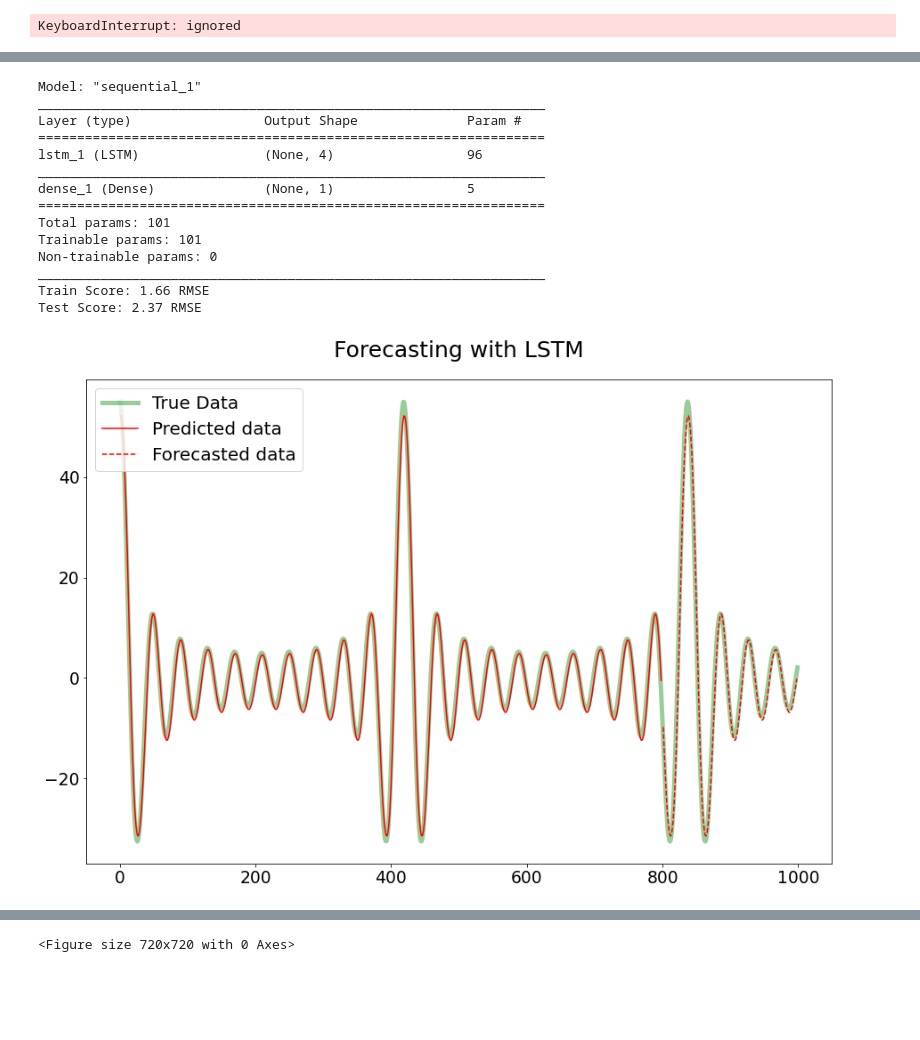
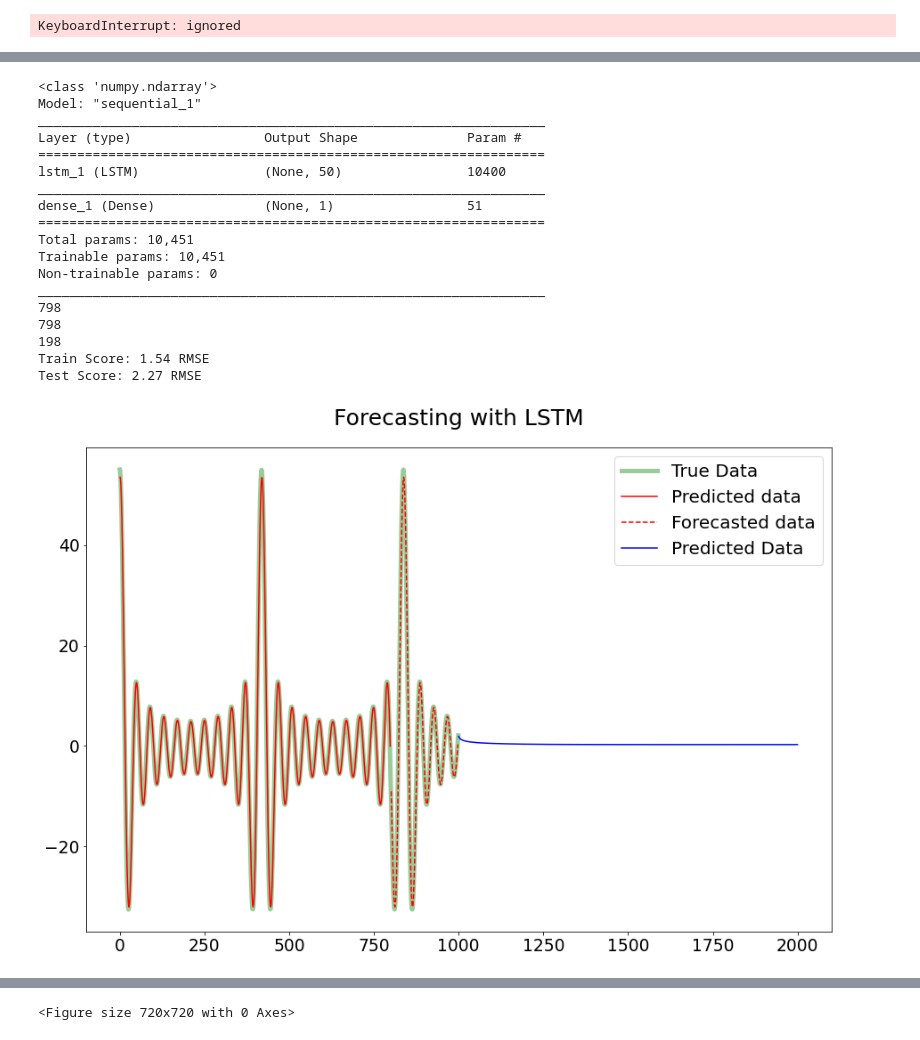
Before and after one commit to RitvikPrabhu/Machine-Learning, a Jupyter notebook: Neural_Networks_function_prediction_.ipynb, the cells around one changed output, grey strips where cells are left out. Drawn from its saved outputs; the diff is of its cells as text; code cells hidden in the pictures; blank space fills up the shorter version.

```diff
--- a/Neural_Networks_function_prediction_.ipynb
+++ b/Neural_Networks_function_prediction_.ipynb
@@ -630,7 +630,7 @@ look_back = 1
 trainX, trainY = create_dataset(train, look_back)
 testX, testY = create_dataset(test, look_back)
 
-
+print(type(trainX))
 # reshape input to be [samples, time steps, features]
 trainX = np.reshape(trainX, (trainX.shape[0], 1, trainX.shape[1]))
 testX = np.reshape(testX, (testX.shape[0], 1, testX.shape[1]))
@@ -639,16 +639,21 @@ testX = np.reshape(testX, (testX.shape[0], 1, testX.shape[1]))
 # create and fit the LSTM network
 keras.backend.clear_session()
 model = Sequential()
-model.add(LSTM(4, input_shape=(1, look_back)))
+model.add(LSTM(50, input_shape=(1, look_back)))
+#model.add(LSTM(50, input_shape=(1, look_back), return_sequences=True))
+#model.add(LSTM(50, activation='relu', input_shape=(1, look_back)))
 model.add(Dense(1))
 model.compile(loss='mean_squared_error', optimizer='adam')
+es = EarlyStopping(monitor='rmse', mode = 'min', verbose=1, patience = 20, restore_best_weights=True  )
 model.summary()
-model.fit(trainX, trainY, epochs=20, batch_size=1, verbose=0)
+model.fit(trainX, trainY, epochs=1000, batch_size=32, verbose=0, callbacks=[es])
 
 # make predictions
 trainPredict = model.predict(trainX)
+print(len(trainX))
+print(len(trainPredict))
 testPredict = model.predict(testX)
-
+print(len(testPredict))
 # invert predictions
 trainPredict = scaler.inverse_transform(trainPredict)
 trainY = scaler.inverse_transform([trainY])
@@ -676,54 +681,47 @@ testPredictPlot[len(trainPredict)+(look_back*2)+1:len(dataset)-1, :] = testPredi
 plt.plot(scaler.inverse_transform(dataset), 'g', linewidth=5, alpha=0.4, label='True Data')
 plt.plot(trainPredictPlot, color = 'red', label = 'Predicted data')
 plt.plot(testPredictPlot, '--' , color = 'red', label = 'Forecasted data')
 plt.legend()
 plt.title('Forecasting with LSTM')
 
-plt.show()
 #######################################################################################################################
 
 #Prediction
 
-def pred(N):
-  data = N + difference
-  Y = 10*(np.cos(10*data)) + 9*(np.cos(9*data)) + 8*(np.cos(8*data)) + \
-        7*(np.cos(7*data)) + 6*(np.cos(6*data)) + 5*(np.cos(5*data)) + 4*(np.cos(4*data)) +\
-        3*(np.cos(3*data)) + 2*(np.cos(2*data)) + np.cos(data)
-  global data_point
-  data_point = data
-  return float(Y)
-num_pred = 100
-datalist = Y[-3:].copy()
-#datalist = np.array(datalist)
+num_pred = 1000
+datalist = Y[-1].copy()
 difference = X[3]-X[2]
-data_point = X[-1]
 x_label = []
-for i in range(int(num_pred)):
+for i in range(int(num_pred)+1):
   dataset = datalist.reshape(datalist.size, 1)
-  #result = pred(data_point)
-  result = model.predict(dataset[-3:].reshape(dataset[-3:].size,1,1))
+  result = model.predict(dataset[-1].reshape(dataset[-1].size,1,1))
   datalist = np.append(datalist, result)
   x_label.append(i)
 res = [x + N for x in x_label]
-plt.plot(datalist, label = 'Predicted Data', c = 'b')
+
+plt.plot(res,datalist[1:], label = 'Predicted Data', c = 'b')
 
 plt.legend()
 plt.figure(figsize=(10,10))
 
 plt.show()
 # %% [output]
+<class 'numpy.ndarray'>
 Model: "sequential_1"
 _________________________________________________________________
 Layer (type)                 Output Shape              Param #
 =================================================================
-lstm_1 (LSTM)                (None, 4)                 96
+lstm_1 (LSTM)                (None, 50)                10400
 _________________________________________________________________
-dense_1 (Dense)              (None, 1)                 5
+dense_1 (Dense)              (None, 1)                 51
 =================================================================
-Total params: 101
-Trainable params: 101
+Total params: 10,451
+Trainable params: 10,451
 Non-trainable params: 0
 _________________________________________________________________
-Train Score: 1.66 RMSE
-Test Score: 2.37 RMSE
+798
+798
+198
+Train Score: 1.54 RMSE
+Test Score: 2.27 RMSE
-[figure, old version]
+[figure, new version]
```
Also changed, not shown: parts of 1 cell of this notebook.
